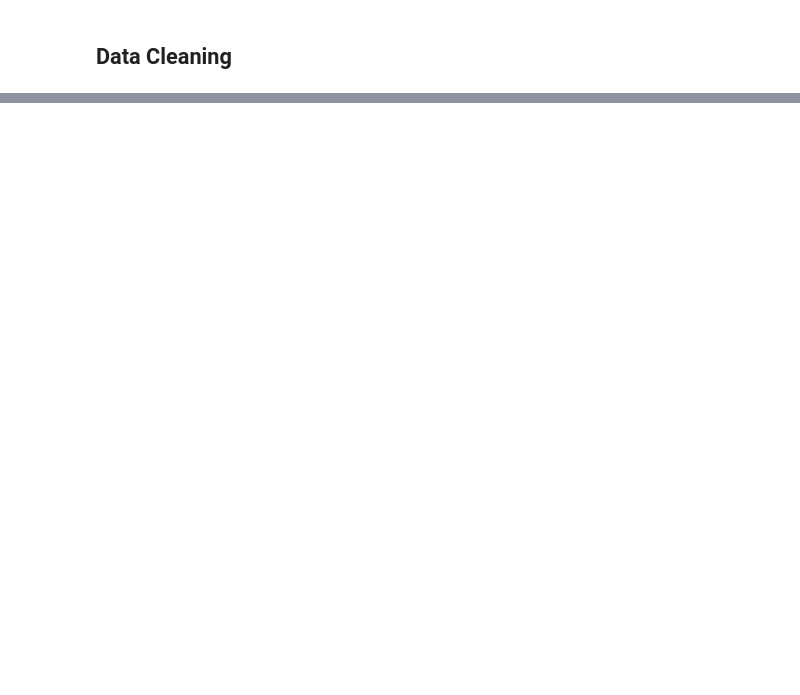
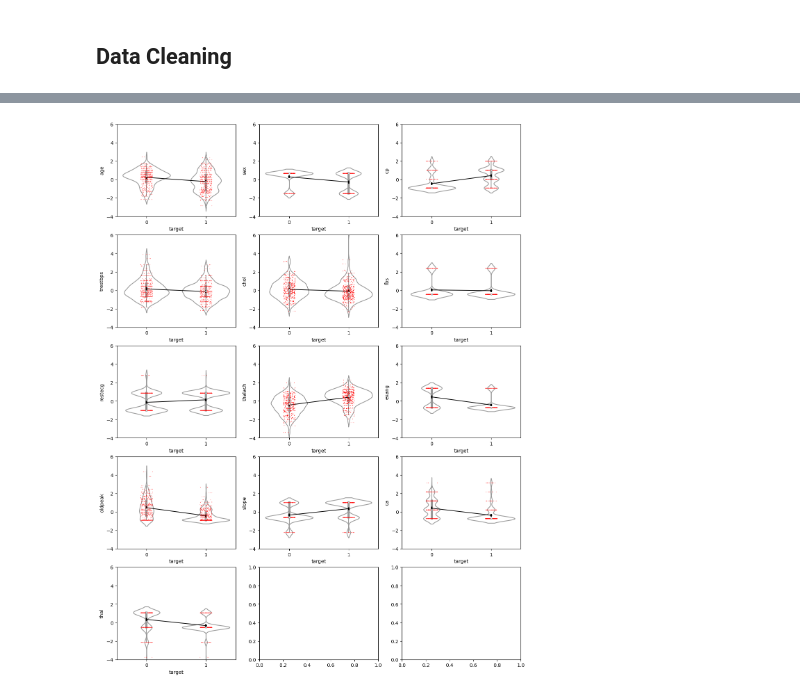
Before and after one commit to notfakearcher/julian, a Jupyter notebook: 01_topics/machine_learning/supervised_learning/classification/logistic_regression_01.ipynb, the cells around one changed output, grey strips where cells are left out. Cells and saved outputs as stored; diff of their text form; code cells hidden in the pictures; blank space fills up the shorter version.

```diff
--- a/01_topics/machine_learning/supervised_learning/classification/logistic_regression_01.ipynb
+++ b/01_topics/machine_learning/supervised_learning/classification/logistic_regression_01.ipynb
@@ -53,0 +186,23 @@ df1.head()
+# %%
+# subplot of y vs each X (stripplot + violinplot)
+fig_cols = 3
+fig_rows = np.ceil(len(X_cols)/fig_cols)
+f1, axes = plt.subplots(5, fig_cols, figsize = (15, 20))
+itr = 0
+y_max = np.round(df2.max().max(), 0)
+y_min = np.round(df2.min().min(), 0)
+for x in X_cols:
+  row = np.floor(itr/fig_cols)
+  row = row.astype('int')
+  col = np.mod(itr, fig_cols)
+  col = col.astype('int')
+  # print(row)
+  # print(col)
+  # sns.swarmplot(ax = axes[row, col], data = df2, x = y_col, y = x,size = 1)
+  sns.stripplot(ax = axes[row, col], data = df2, x = y_col, y = x, color = [(1, 0, 0)], size = 1)
+  sns.violinplot(ax = axes[row, col], data = df2, x = y_col, y = x, palette = [(1, 1, 1), (1, 1, 1)])
+  sns.pointplot(ax = axes[row, col], data = df2, x = y_col, y = x, color = (0, 0, 0), scale = 0.5)
+  axes[row, col].set_ylim(y_min, y_max)
+  itr = itr + 1
+# %% [output]
+[figure, added]
```
Also changed, not shown: parts of 17 cells of this notebook.
